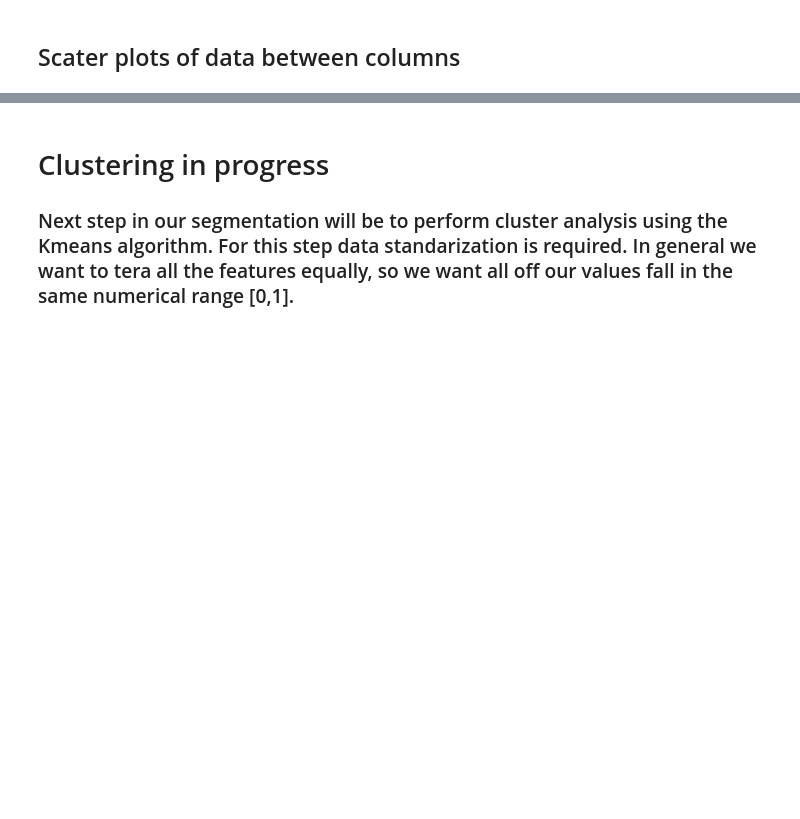
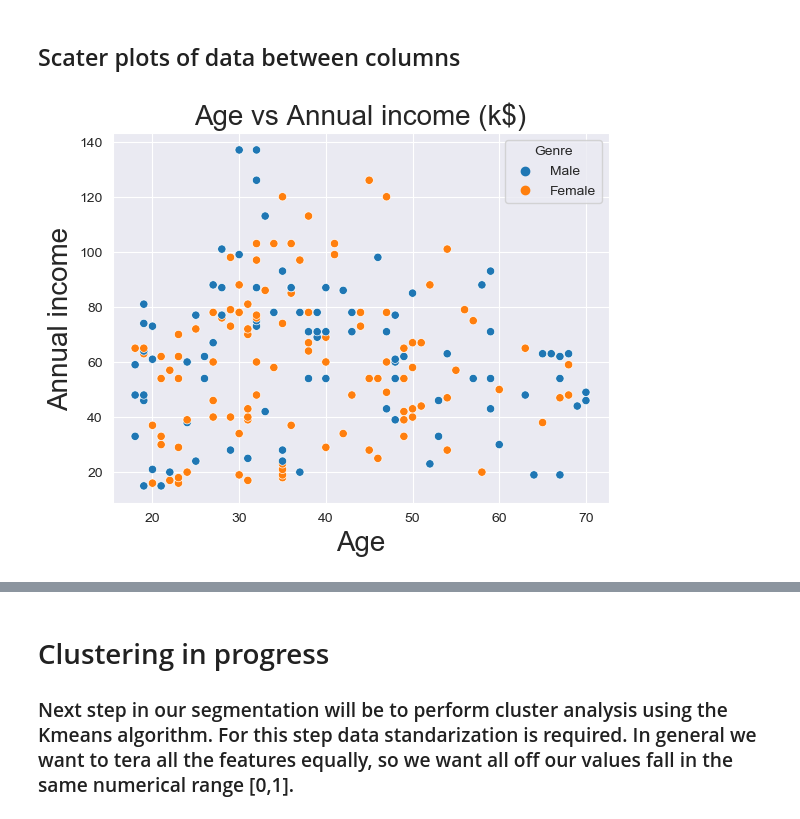
Before and after one commit to GentlemanFrog/Segmentation_mall_data, a Jupyter notebook: Untitled.ipynb, the cells around one changed output, grey strips where cells are left out. Cells and saved outputs as stored; diff of their text form; code cells hidden in the pictures; blank space fills up the shorter version.

Commit message:
Update, added scater plots of data
Added sccaterplots of  columns such as age, annual income, spending score taking into account gender.

```diff
--- a/Untitled.ipynb
+++ b/Untitled.ipynb
@@ -196,3 +196,13 @@ Name: Genre, dtype: int64
 ### As we can see in this set more of the surveyed clients were women.
 # %% [markdown]
 ## Scater plots of data between columns
+# %%
+# Age and annual income scatter plot
+sns.set_style('darkgrid')
+sns.scatterplot(data=df, x='Age', y='Annual Income (k$)', hue='Genre')
+plt.title('Age vs Annual income (k$)', fontsize=20)
+plt.xlabel('Age', fontsize=20)
+plt.ylabel('Annual income', fontsize=20)
+plt.show()
+# %% [output]
+[figure, added]
```
Also changed, not shown: parts of 5 cells of this notebook.
